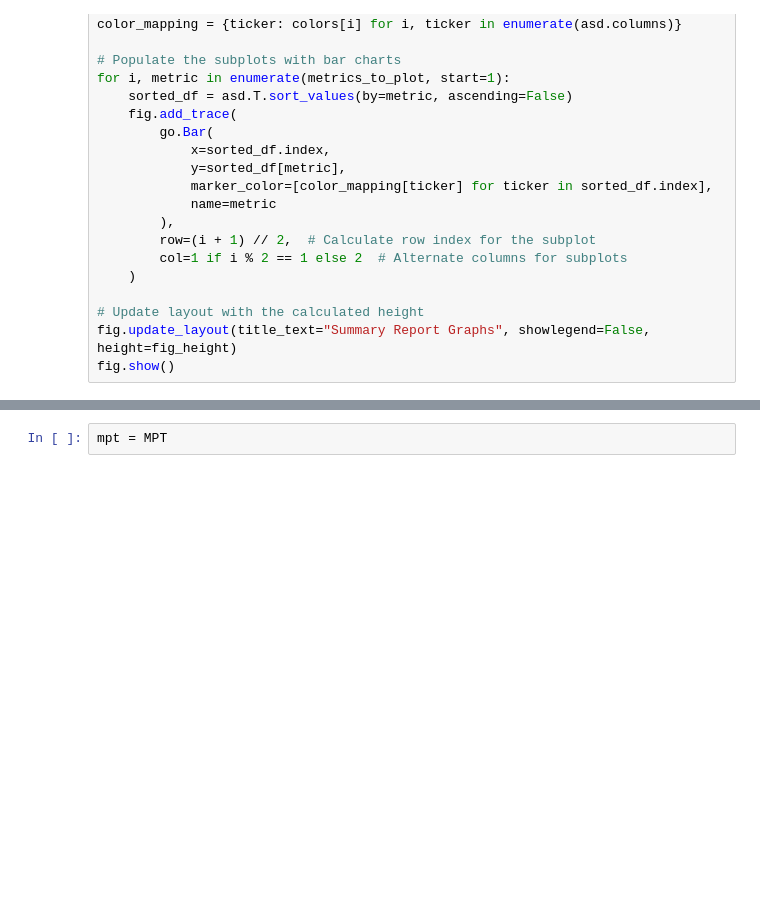
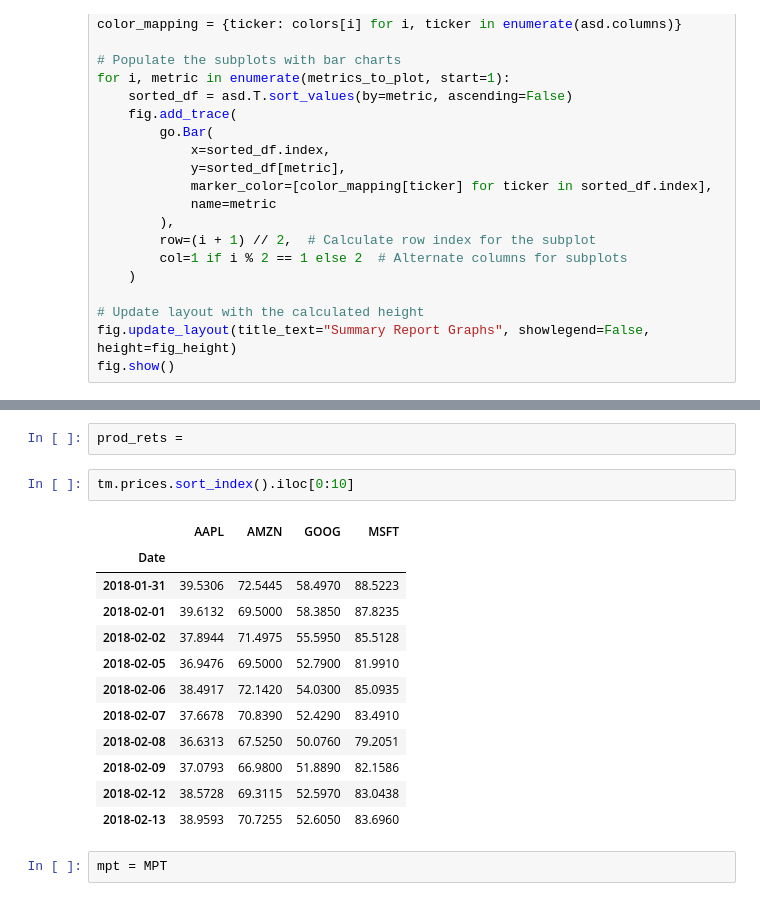
Before and after one commit to erenkotar/PORTFOLIO-OPTIMIZATION-with-REINFORCEMENT-LEARNING, a Jupyter notebook: app/analyze.ipynb, the cells around one changed output, grey strips where cells are left out. Cells and saved outputs as stored; diff of their text form; blank space fills up the shorter version.

```diff
--- a/app/analyze.ipynb
+++ b/app/analyze.ipynb
@@ -434,3 +453,20 @@ tm.conduct_all_analysis(period=12, level=0.05, rfree_rate=0.001, modified=False)
+# %%
+prod_rets =
+# %%
+tm.prices.sort_index().iloc[0:10]
+# %% [output]
+|  | AAPL | AMZN | GOOG | MSFT |
+| Date |  |  |  |  |
+| 2018-01-31 | 39.5306 | 72.5445 | 58.4970 | 88.5223 |
+| 2018-02-01 | 39.6132 | 69.5000 | 58.3850 | 87.8235 |
+| 2018-02-02 | 37.8944 | 71.4975 | 55.5950 | 85.5128 |
+| 2018-02-05 | 36.9476 | 69.5000 | 52.7900 | 81.9910 |
+| 2018-02-06 | 38.4917 | 72.1420 | 54.0300 | 85.0935 |
+| 2018-02-07 | 37.6678 | 70.8390 | 52.4290 | 83.4910 |
+| 2018-02-08 | 36.6313 | 67.5250 | 50.0760 | 79.2051 |
+| 2018-02-09 | 37.0793 | 66.9800 | 51.8890 | 82.1586 |
+| 2018-02-12 | 38.5728 | 69.3115 | 52.5970 | 83.0438 |
+| 2018-02-13 | 38.9593 | 70.7255 | 52.6050 | 83.6960 |
 # %%
 mpt = MPT
 # %%
```
Also changed, not shown: parts of 4 cells of this notebook, 1 other file.
